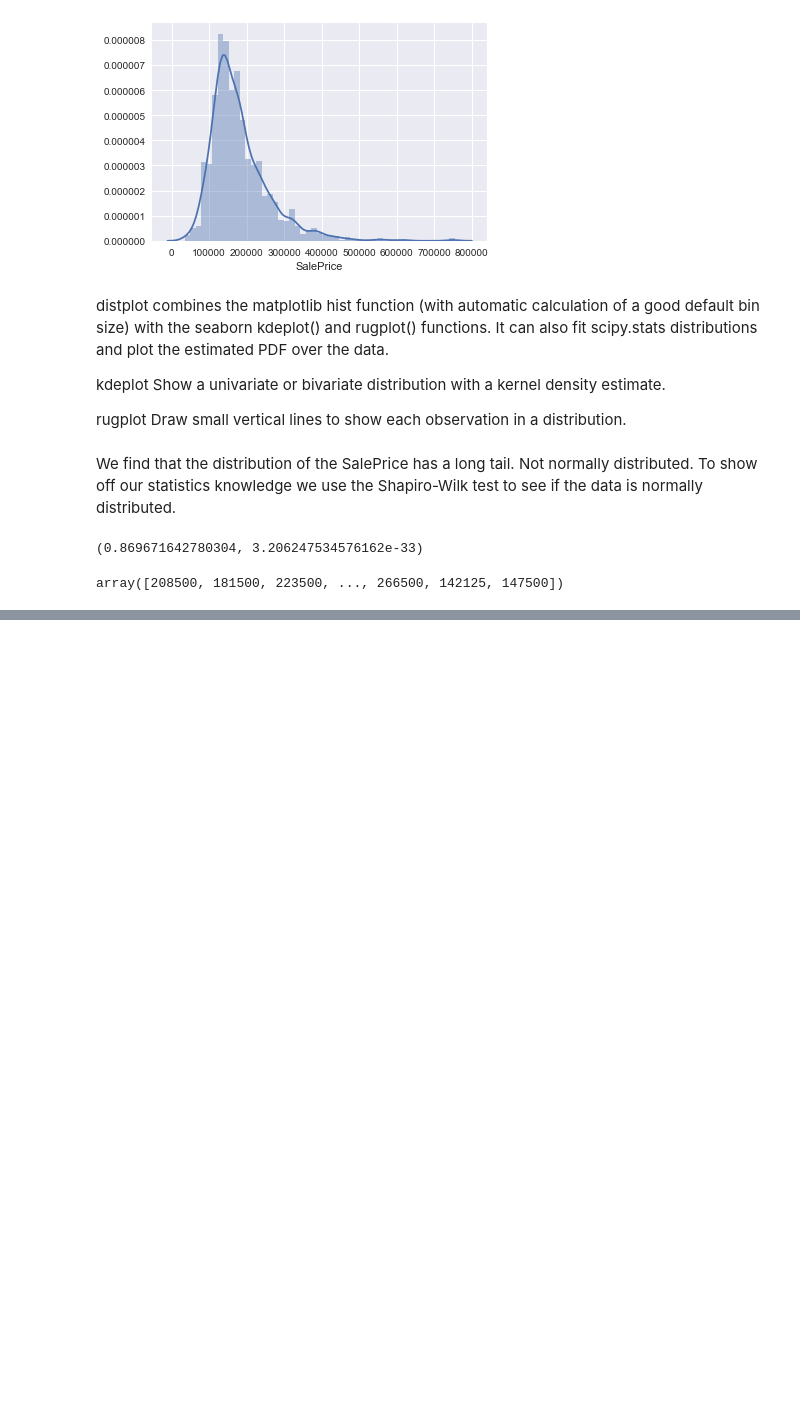
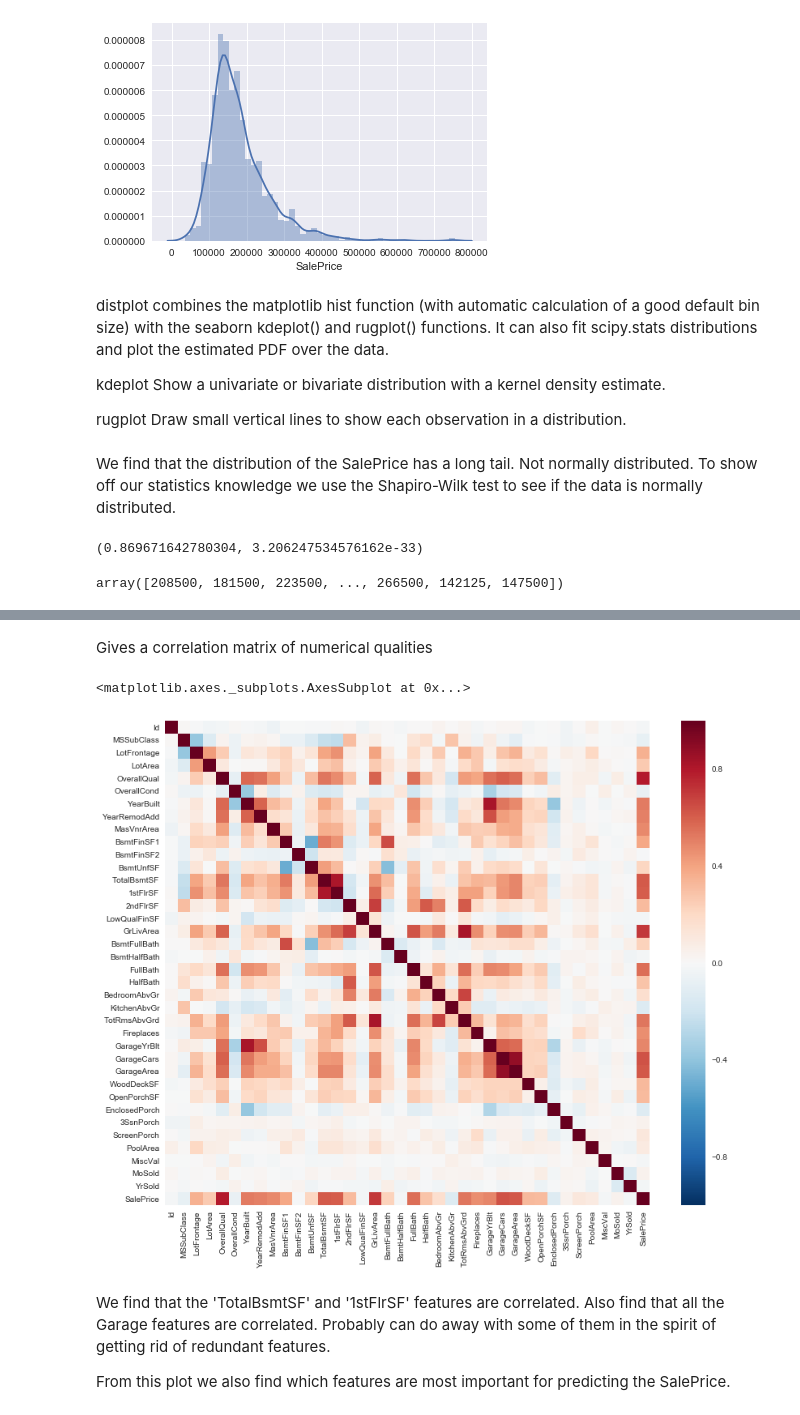
Before and after one commit to sushant2811/KaggleHousingPrices, a Jupyter notebook: KaggleHousingPrices.ipynb, the cells around one changed output, grey strips where cells are left out. Saved outputs shown, nothing was run; the diff lists cells and outputs as text; code cells hidden in the pictures; blank space fills up the shorter version.

Commit message:
Finding feature correlation

```diff
--- a/KaggleHousingPrices.ipynb
+++ b/KaggleHousingPrices.ipynb
@@ -207,0 +226,2 @@ Since, the pvalue of Shapiro Wilk test is almost 0, we reject the Null hypothesi
+# %%
+corrmat = train_df.corr()
@@ -207,0 +249,12 @@ Since, the pvalue of Shapiro Wilk test is almost 0, we reject the Null hypothesi
+# %% [markdown]
+Gives a correlation matrix of numerical qualities
+# %%
+f, ax = plt.subplots(figsize = (14, 11))
+sns.heatmap(corrmat, vmax = 1, square = True)
+# %% [output]
+<matplotlib.axes._subplots.AxesSubplot at 0x...>
+[figure, added]
+# %% [markdown]
+We find that the 'TotalBsmtSF' and '1stFlrSF' features are correlated.  Also find that all the Garage features are correlated.  Probably can do away with some of them in the spirit of getting rid of redundant features.
+
+From this plot we also find which features are most important for predicting the SalePrice.
```
Also changed, not shown: parts of 6 cells of this notebook.
